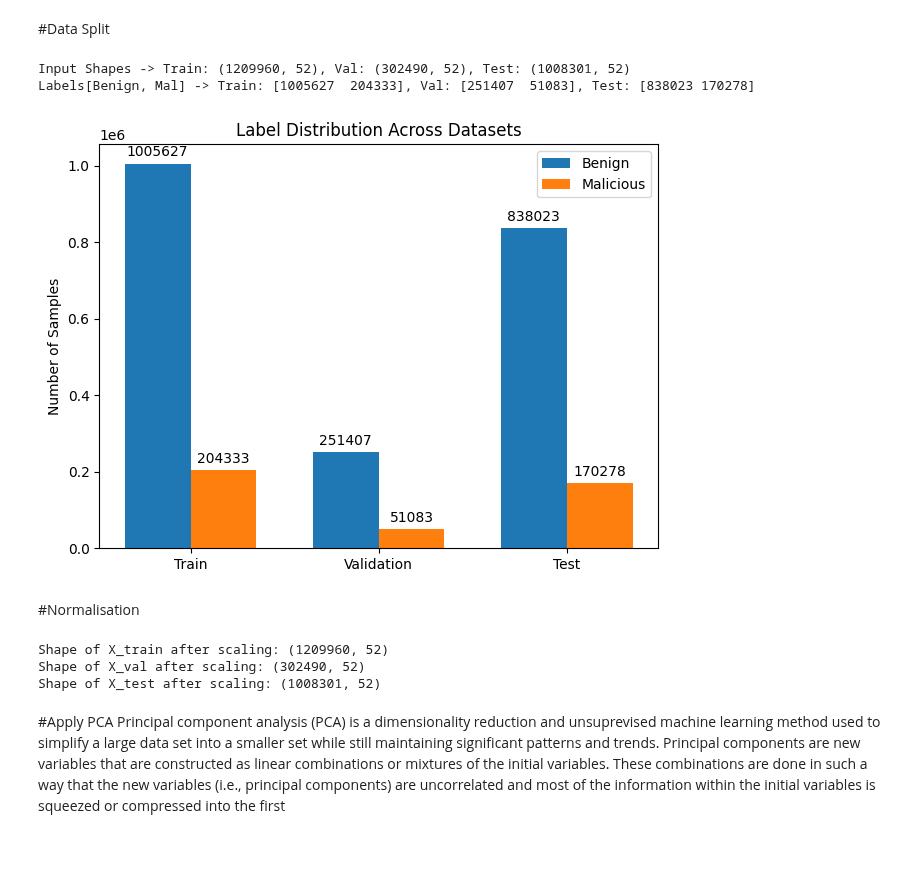
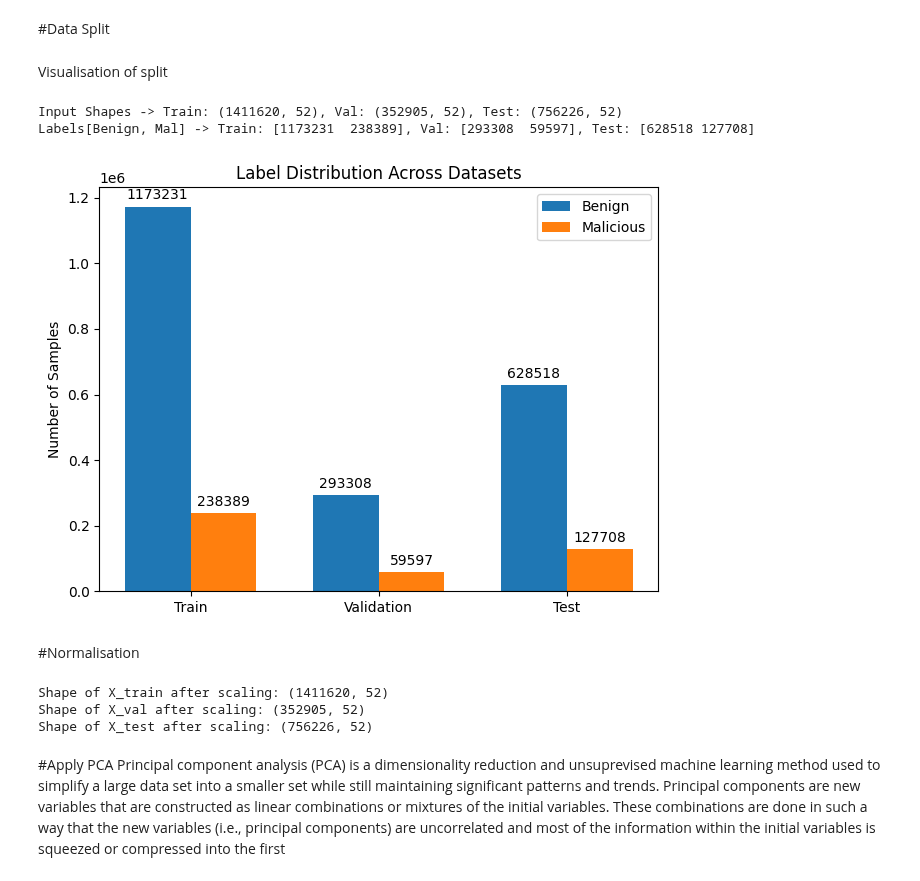
Before and after one commit to SianC7/LAIDS, a Jupyter notebook: PCA_1DCNN_(binary_classification).ipynb, the cells around one changed output. Saved outputs shown, nothing was run; the diff lists cells and outputs as text; code cells hidden in the pictures; blank space fills up the shorter version.

```diff
--- a/PCA_1DCNN_(binary_classification).ipynb
+++ b/PCA_1DCNN_(binary_classification).ipynb
@@ -49,25 +49,28 @@ memory usage: 1019.3+ MB
 None
 # %% [markdown]
 #Data Split
+# %%
+from sklearn.model_selection import train_test_split
+from sklearn.utils import shuffle
+
+# --- Train/val/test split ---
+# Split label from datafram
+X = cicids2017_df.drop('Attack Type', axis=1)
+y = cicids2017_df['Attack Type']
+
+# Split Data
+X_temp, X_test, y_temp, y_test= train_test_split(X, y, test_size=0.3, random_state=42, stratify = y) #test_size was 0.4
+X_train, X_val, y_train, y_val = train_test_split(X_temp, y_temp, test_size=0.2, random_state=42, stratify = y_temp)
+
+# Shuffle the data
+X_train, y_train = shuffle(X_train, y_train, random_state=42)
+X_val, y_val = shuffle(X_val, y_val, random_state=42)
+X_test, y_test = shuffle(X_test, y_test, random_state=42)
+# %% [markdown]
+Visualisation of split
 # %%
-from sklearn.model_selection import train_test_split
-from sklearn.utils import shuffle
 import numpy as np
 import matplotlib.pyplot as plt
-
-# --- Train/val/test split ---
-# Split label from datafram
-X = cicids2017_df.drop('Attack Type', axis=1)
-y = cicids2017_df['Attack Type']
-
-# Split Data
-X_temp, X_test, y_temp, y_test= train_test_split(X, y, test_size=0.4, random_state=42, stratify = y)
-X_train, X_val, y_train, y_val = train_test_split(X_temp, y_temp, test_size=0.2, random_state=42, stratify = y_temp)
-
-# Shuffle the data
-X_train, y_train = shuffle(X_train, y_train, random_state=42)
-X_val, y_val = shuffle(X_val, y_val, random_state=42)
-X_test, y_test = shuffle(X_test, y_test, random_state=42)
 
 # --- Visualisation ---
 print(f"Input Shapes -> Train: {X_train.shape}, Val: {X_val.shape}, Test: {X_test.shape}")
@@ -90,36 +93,36 @@ x = np.arange(len(datasets))  # the label locations
 width = 0.35  # width of the bars
 
 # Plot
 fig, ax = plt.subplots()
 rects1 = ax.bar(x - width/2, benign_counts, width, label='Benign')
 rects2 = ax.bar(x + width/2, mal_counts, width, label='Malicious')
 
 # Add labels
 ax.set_ylabel('Number of Samples')
 ax.set_title('Label Distribution Across Datasets')
 ax.set_xticks(x)
 ax.set_xticklabels(datasets)
 ax.legend()
 
 # Add value labels
 def autolabel(rects):
     for rect in rects:
         height = rect.get_height()
         ax.annotate(f'{height}',
                     xy=(rect.get_x() + rect.get_width()/2, height),
                     xytext=(0, 3),  # vertical offset
                     textcoords="offset points",
                     ha='center', va='bottom')
 
 autolabel(rects1)
 autolabel(rects2)
 
 plt.tight_layout()
 plt.show()
 # %% [output]
-Input Shapes -> Train: (1209960, 52), Val: (302490, 52), Test: (1008301, 52)
-Labels[Benign, Mal] -> Train: [1005627  204333], Val: [251407  51083], Test: [838023 170278]
+Input Shapes -> Train: (1411620, 52), Val: (352905, 52), Test: (756226, 52)
+Labels[Benign, Mal] -> Train: [1173231  238389], Val: [293308  59597], Test: [628518 127708]
-[figure, old version]
+[figure, new version]
 # %% [markdown]
 #Normalisation
 # %%
@@ -142,9 +145,9 @@ print(f"Shape of X_train after scaling: {X_train_scaled.shape}")
 print(f"Shape of X_val after scaling: {X_val_scaled.shape}")
 print(f"Shape of X_test after scaling: {X_test_scaled.shape}")
 # %% [output]
-Shape of X_train after scaling: (1209960, 52)
-Shape of X_val after scaling: (302490, 52)
-Shape of X_test after scaling: (1008301, 52)
+Shape of X_train after scaling: (1411620, 52)
+Shape of X_val after scaling: (352905, 52)
+Shape of X_test after scaling: (756226, 52)
 # %% [markdown]
 #Apply PCA
 Principal component analysis (PCA) is a dimensionality reduction and unsuprevised machine learning method used to simplify a large data set into a smaller set while still maintaining
```
Also changed, not shown: parts of 8 cells of this notebook.
